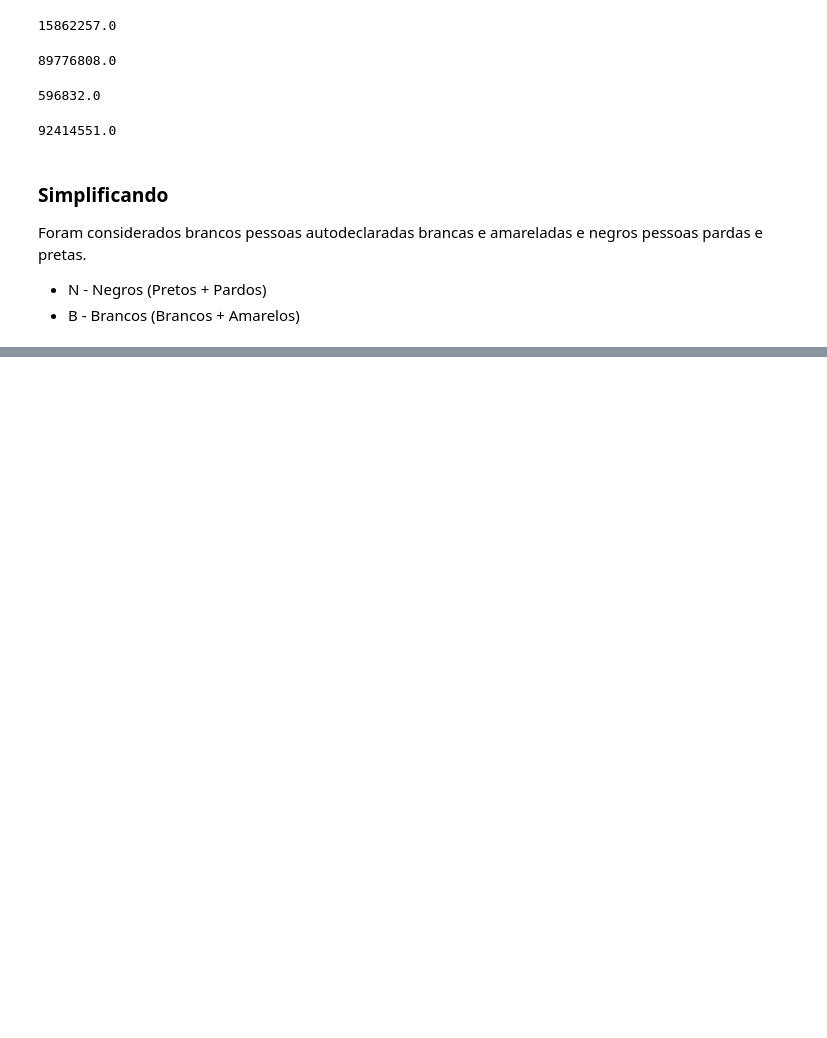
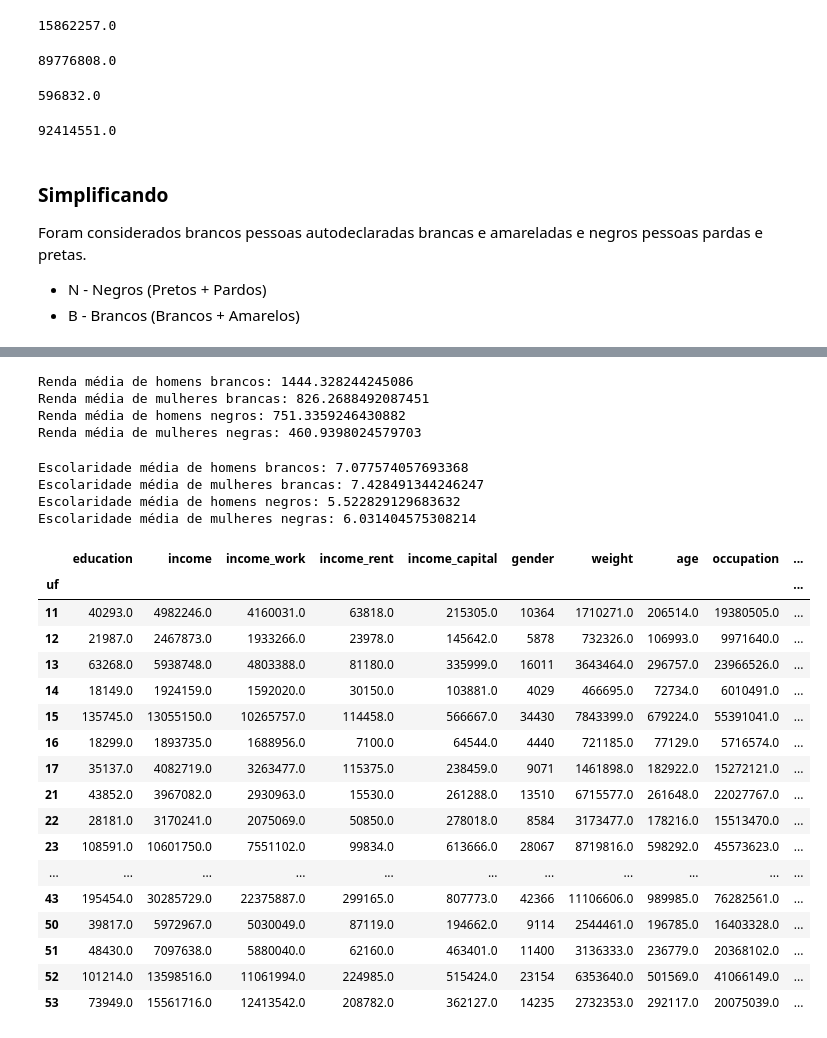
Before and after one commit to AllanNobre/SOS.py, a Jupyter notebook: pnad.ipynb, the cells around one changed output, grey strips where cells are left out. Saved outputs shown, nothing was run; the diff lists cells and outputs as text; code cells hidden in the pictures; blank space fills up the shorter version.

```diff
--- a/pnad.ipynb
+++ b/pnad.ipynb
@@ -120,0 +121,3 @@ data
+# %%
+data['total_income'] = data['income'] * data['weight']
+data
@@ -120,0 +179,4 @@ data
+# %%
+#Criação da coluna de educação total
+data['total_education'] = data['education'] * data['weight']
+data
@@ -120,0 +240,62 @@ data
+# %%
+#Renda média por gênero e raça
+#brancos
+renda_media_homens_brancos = new_data['total_income'][1, 'B'] / new_data['weight'][1, 'B']
+renda_media_mulheres_brancas = new_data['total_income'][2, 'B'] / new_data['weight'][2, 'B']
+
+print('Renda média de homens brancos: {}'.format(renda_media_homens_brancos))
+print('Renda média de mulheres brancas: {}'.format(renda_media_mulheres_brancas))
+
+#negros
+renda_media_homens_negros = new_data['total_income'][1, 'N'] / new_data['weight'][1, 'N']
+renda_media_mulheres_negras = new_data['total_income'][2, 'N'] / new_data['weight'][2, 'N']
+
+print('Renda média de homens negros: {}'.format(renda_media_homens_negros))
+print('Renda média de mulheres negras: {}'.format(renda_media_mulheres_negras))
+# %% [output]
+Renda média de homens brancos: 1444.328244245086
+Renda média de mulheres brancas: 826.2688492087451
+Renda média de homens negros: 751.3359246430882
+Renda média de mulheres negras: 460.9398024579703
+# %%
+#Escolaridade média por gênero e raça
+#brancos
+escolaridade_media_homens_brancos = new_data['total_education'][1, 'B'] / new_data['weight'][1, 'B']
+escolaridade_media_mulheres_brancas = new_data['total_education'][2, 'B'] / new_data['weight'][2, 'B']
+
+print('Escolaridade média de homens brancos: {}'.format(escolaridade_media_homens_brancos))
+print('Escolaridade média de mulheres brancas: {}'.format(escolaridade_media_mulheres_brancas))
+
+#negros
+escolaridade_media_homens_negros = new_data['total_education'][1, 'N'] / new_data['weight'][1, 'N']
+escolaridade_media_mulheres_negras = new_data['total_education'][2, 'N'] / new_data['weight'][2, 'N']
+
+print('Escolaridade média de homens negros: {}'.format(escolaridade_media_homens_negros))
+print('Escolaridade média de mulheres negras: {}'.format(escolaridade_media_mulheres_negras))
+# %% [output]
+Escolaridade média de homens brancos: 7.077574057693368
+Escolaridade média de mulheres brancas: 7.428491344246247
+Escolaridade média de homens negros: 5.522829129683632
+Escolaridade média de mulheres negras: 6.031404575308214
+# %%
+new_data_uf = data.groupby(['uf']).sum()
+new_data_uf
+# %% [output]
+|  | education | income | income_work | income_rent | income_capital | gender | weight | age | occupation | ... |
+| uf |  |  |  |  |  |  |  |  |  | ... |
+| 11 | 40293.0 | 4982246.0 | 4160031.0 | 63818.0 | 215305.0 | 10364 | 1710271.0 | 206514.0 | 19380505.0 | ... |
+| 12 | 21987.0 | 2467873.0 | 1933266.0 | 23978.0 | 145642.0 | 5878 | 732326.0 | 106993.0 | 9971640.0 | ... |
+| 13 | 63268.0 | 5938748.0 | 4803388.0 | 81180.0 | 335999.0 | 16011 | 3643464.0 | 296757.0 | 23966526.0 | ... |
+| 14 | 18149.0 | 1924159.0 | 1592020.0 | 30150.0 | 103881.0 | 4029 | 466695.0 | 72734.0 | 6010491.0 | ... |
+| 15 | 135745.0 | 13055150.0 | 10265757.0 | 114458.0 | 566667.0 | 34430 | 7843399.0 | 679224.0 | 55391041.0 | ... |
+| 16 | 18299.0 | 1893735.0 | 1688956.0 | 7100.0 | 64544.0 | 4440 | 721185.0 | 77129.0 | 5716574.0 | ... |
+| 17 | 35137.0 | 4082719.0 | 3263477.0 | 115375.0 | 238459.0 | 9071 | 1461898.0 | 182922.0 | 15272121.0 | ... |
+| 21 | 43852.0 | 3967082.0 | 2930963.0 | 15530.0 | 261288.0 | 13510 | 6715577.0 | 261648.0 | 22027767.0 | ... |
+| 22 | 28181.0 | 3170241.0 | 2075069.0 | 50850.0 | 278018.0 | 8584 | 3173477.0 | 178216.0 | 15513470.0 | ... |
+| 23 | 108591.0 | 10601750.0 | 7551102.0 | 99834.0 | 613666.0 | 28067 | 8719816.0 | 598292.0 | 45573623.0 | ... |
+| ... | ... | ... | ... | ... | ... | ... | ... | ... | ... | ... |
+| 43 | 195454.0 | 30285729.0 | 22375887.0 | 299165.0 | 807773.0 | 42366 | 11106606.0 | 989985.0 | 76282561.0 | ... |
+| 50 | 39817.0 | 5972967.0 | 5030049.0 | 87119.0 | 194662.0 | 9114 | 2544461.0 | 196785.0 | 16403328.0 | ... |
+| 51 | 48430.0 | 7097638.0 | 5880040.0 | 62160.0 | 463401.0 | 11400 | 3136333.0 | 236779.0 | 20368102.0 | ... |
+| 52 | 101214.0 | 13598516.0 | 11061994.0 | 224985.0 | 515424.0 | 23154 | 6353640.0 | 501569.0 | 41066149.0 | ... |
+| 53 | 73949.0 | 15561716.0 | 12413542.0 | 208782.0 | 362127.0 | 14235 | 2732353.0 | 292117.0 | 20075039.0 | ... |
```
Also changed, not shown: parts of 14 cells of this notebook, 1 other file.
